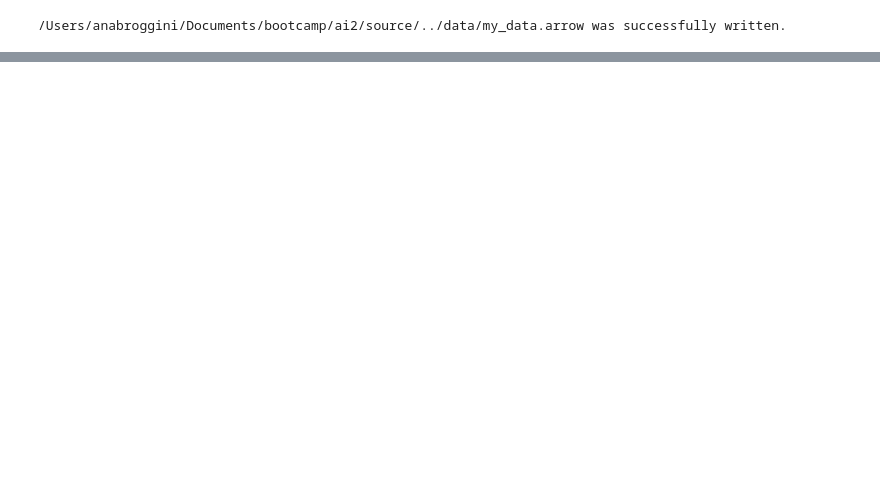
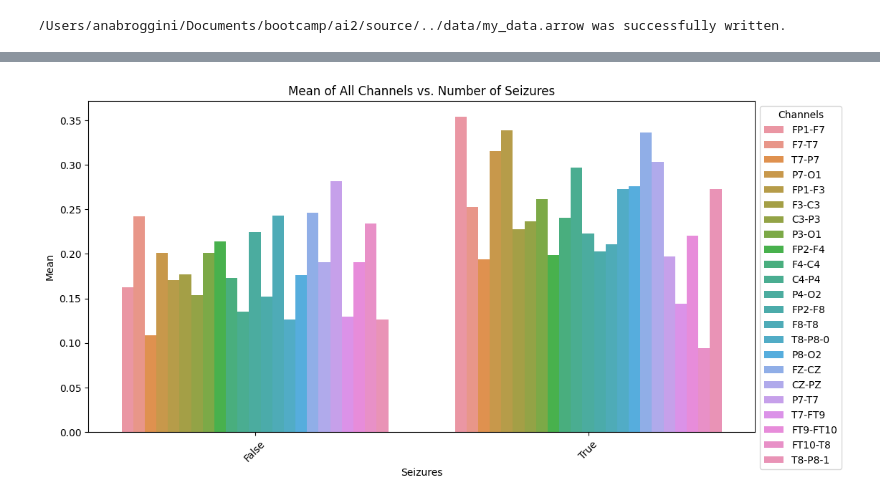
Before and after one commit to anacbroggini/AI-SeizureDetection, a Jupyter notebook: data_assembly.ipynb, the cells around one changed output, grey strips where cells are left out. Saved outputs shown, nothing was run; the diff lists cells and outputs as text; code cells hidden in the pictures; blank space fills up the shorter version.

```diff
--- a/data_assembly.ipynb
+++ b/data_assembly.ipynb
@@ -110,0 +55,3 @@ p_df_mem.head()
+# %%
+grouped_mean = p_df_mem5.groupby(['is_seizure']).mean().reset_index()
+grouped_mean.head()
@@ -110,0 +70,5 @@ p_df_mem.head()
+# %%
+melted_data = pd.melt(grouped_mean, id_vars=['is_seizure'],
+                      var_name='Channel', value_name='Mean')
+
+melted_data.sort_values(by = 'Mean', ascending=False)
@@ -110,0 +93,13 @@ p_df_mem.head()
+# %%
+
+# Create a grouped bar plot to visualize means of all channels
+plt.figure(figsize=(12, 6))
+sns.barplot(data=melted_data, x='is_seizure', y='Mean', hue='Channel')
+plt.title('Mean of All Channels vs. Number of Seizures')
+plt.xlabel('Seizures')
+plt.ylabel('Mean')
+plt.xticks(rotation=45)
+plt.legend(title='Channels', bbox_to_anchor=(1, 1))
+plt.show()
+# %% [output]
+[figure, added]
```
Also changed, not shown: parts of 35 cells of this notebook, 2 other files.
